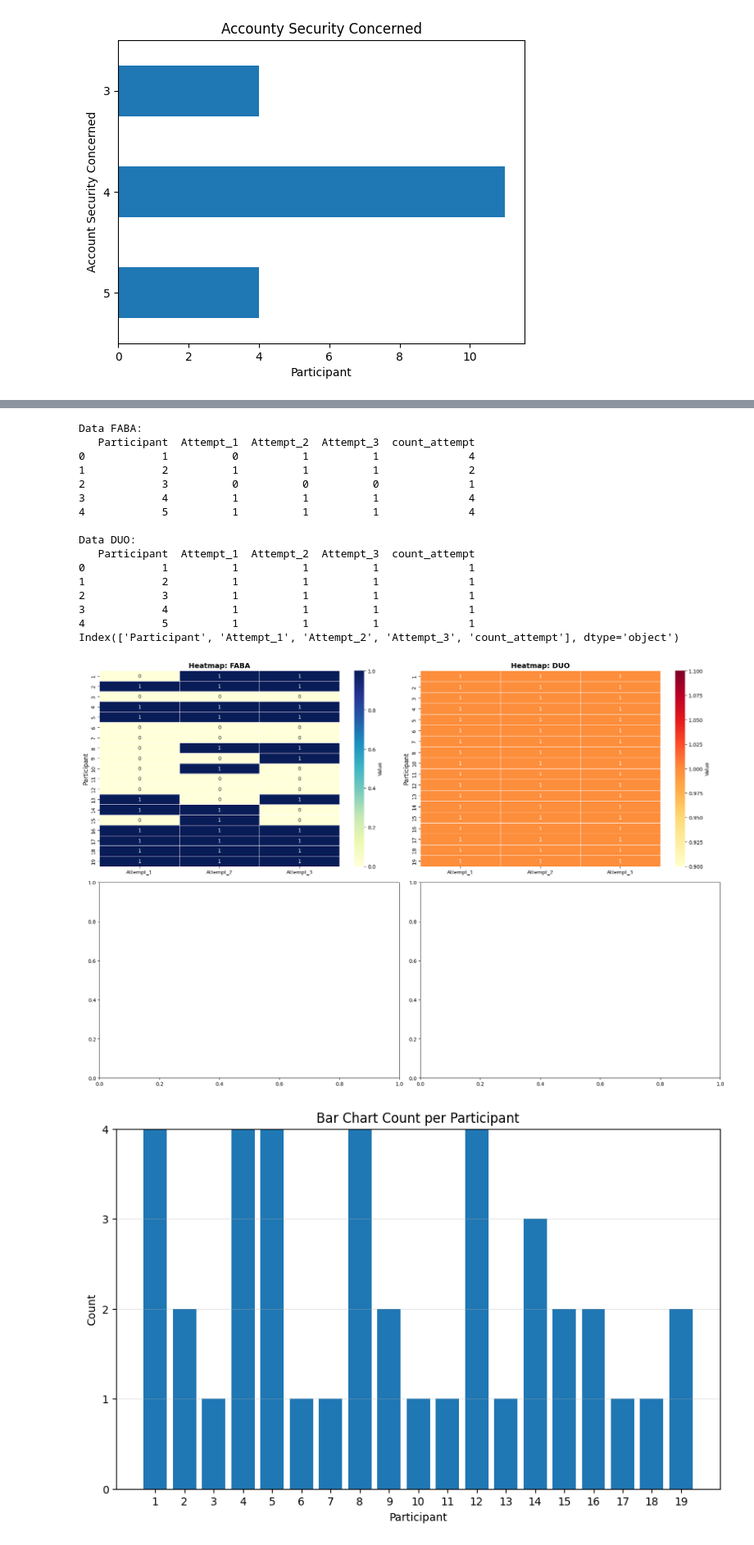
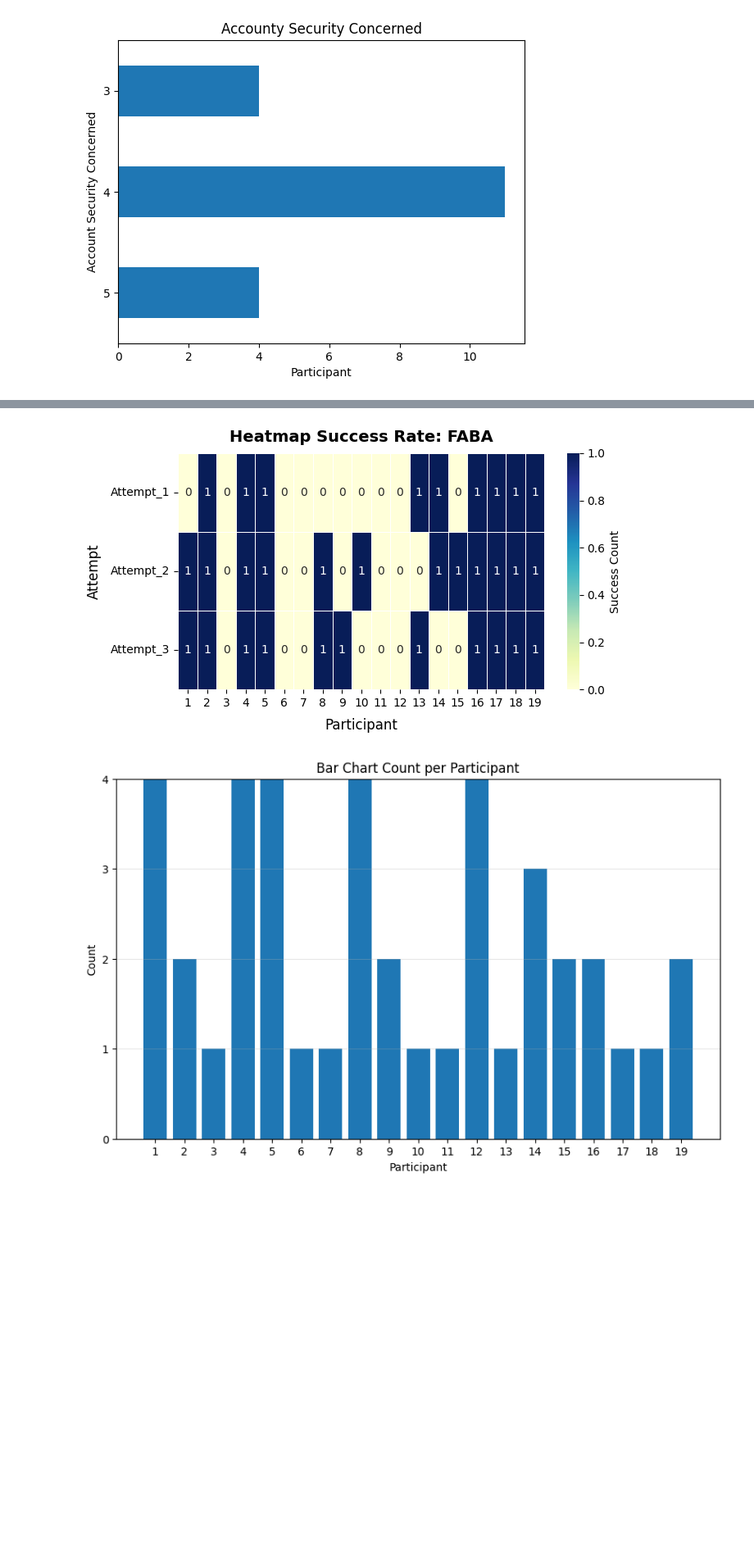
Before and after one commit to dbuiior/Auth_App_Redesign, a Jupyter notebook: data/descriptive.ipynb, the cells around one changed output, grey strips where cells are left out. Shown: that part at 82% size. Cells and saved outputs as stored; diff of their text form; code cells hidden in the pictures; blank space fills up the shorter version.

```diff
--- a/data/descriptive.ipynb
+++ b/data/descriptive.ipynb
@@ -89,51 +69,37 @@ Name: count, dtype: int64
 # %%
-df_faba = pd.read_csv('../researcher_data_priv/faba_success.csv')
-df_duo = pd.read_csv("../researcher_data_priv/duo_success.csv")
+fig, ax = plt.subplots(figsize=(7,4))
 
-print("Data FABA:")
-print(df_faba.head())
-print("\nData DUO:")
-print(df_duo.head())
+df_plot_faba = (
+    df_faba
+    .set_index('Participant')[['Attempt_1','Attempt_2','Attempt_3']]
+    .T
+)
 
-print(df_duo.columns)
+sns.heatmap(
+    df_plot_faba,
+    annot=True,
+    fmt='d',
+    cmap='YlGnBu',
+    cbar_kws={'label': 'Success Count'},
+    ax=ax,
+    linewidths=0.5,
+    linecolor='white'
+)
 
-fig, axes = plt.subplots(2, 2, figsize=(18, 12))
+ax.set_title('Heatmap Success Rate: FABA', fontsize=14, fontweight='bold', pad=10)
 
-ax1 = axes[0, 0]
-df_plot_faba = df_faba.set_index('Participant')[['Attempt_1','Attempt_2','Attempt_3']]
-sns.heatmap(df_plot_faba, annot=True, fmt='d', cmap='YlGnBu',
-            cbar_kws={'label': 'Value'}, ax=ax1, linewidths=0.5)
-ax1.set_title('Heatmap: FABA', fontsize=14, fontweight='bold')
-ax1.set_ylabel('Participant', fontsize=12)
+ax.set_xlabel('Participant', fontsize=12, labelpad=8)
+ax.set_ylabel('Attempt', fontsize=12, labelpad=8)
 
-ax2 = axes[0, 1]
-df_plot_duo = df_duo.set_index('Participant')[['Attempt_1','Attempt_2','Attempt_3']]
-sns.heatmap(df_plot_duo, annot=True, fmt='d', cmap='YlOrRd',
-            cbar_kws={'label': 'Value'}, ax=ax2, linewidths=0.5)
-ax2.set_title('Heatmap: DUO', fontsize=14, fontweight='bold')
-ax2.set_ylabel('Participant', fontsize=12)
+ax.set_xticklabels(ax.get_xticklabels(), ha='center')
+ax.set_yticklabels(ax.get_yticklabels(), rotation=0)
 
+ax.tick_params(axis='both', which='major', labelsize=10)
 
 plt.tight_layout()
 plt.show()
 # %% [output]
-Data FABA:
-   Participant  Attempt_1  Attempt_2  Attempt_3  count_attempt
-0            1          0          1          1              4
-1            2          1          1          1              2
-2            3          0          0          0              1
-3            4          1          1          1              4
-4            5          1          1          1              4
-
-Data DUO:
-   Participant  Attempt_1  Attempt_2  Attempt_3  count_attempt
-0            1          1          1          1              1
-1            2          1          1          1              1
-2            3          1          1          1              1
-3            4          1          1          1              1
-4            5          1          1          1              1
-Index(['Participant', 'Attempt_1', 'Attempt_2', 'Attempt_3', 'count_attempt'], dtype='object')
-[figure, old version]
+[figure, new version]
 # %%
 x = np.arange(len(df_faba))
 
```
Also changed, not shown: parts of 3 cells of this notebook.
